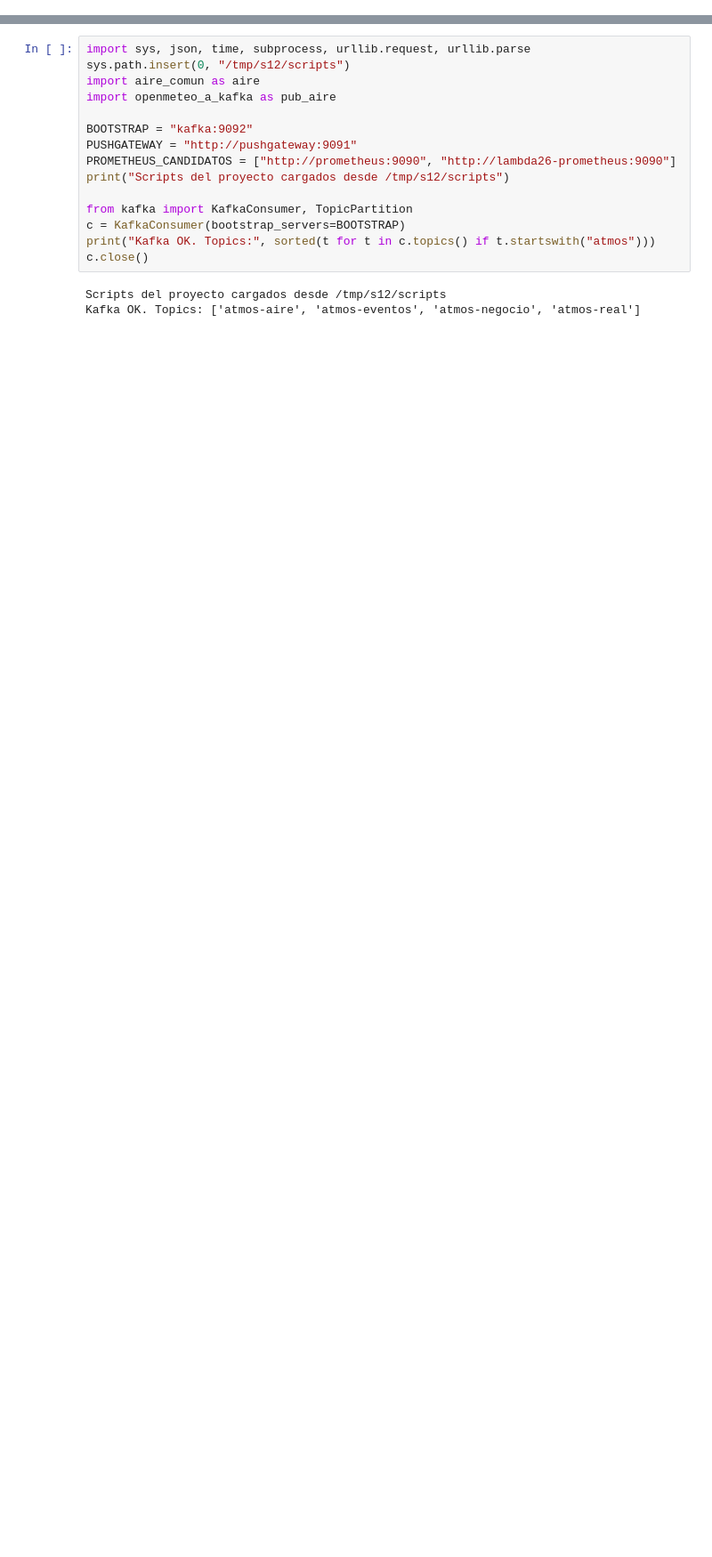
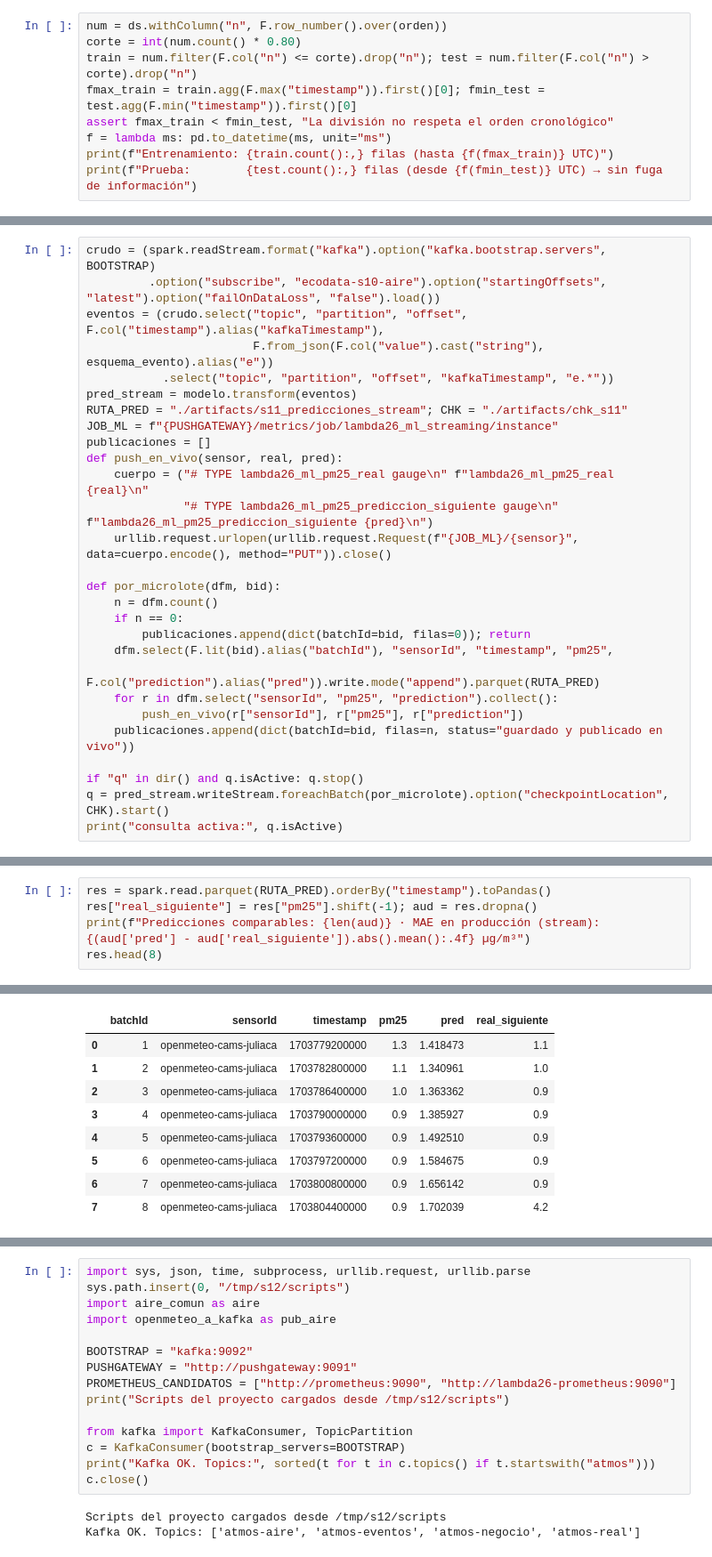
Before and after one commit to Lanzeloth03/lambda26-bigdata, a Jupyter notebook: 12_ecodata_u2.ipynb, the cells around one changed output, grey strips where cells are left out. Shown at 89% size. Cells and saved outputs as stored; diff of their text form; blank space fills up the shorter version.

```diff
--- a/12_ecodata_u2.ipynb
+++ b/12_ecodata_u2.ipynb
@@ -22,0 +1572,9 @@ Flujo completo, ejecutable desde Jupyter:
+# %%
+num = ds.withColumn("n", F.row_number().over(orden))
+corte = int(num.count() * 0.80)
+train = num.filter(F.col("n") <= corte).drop("n"); test = num.filter(F.col("n") > corte).drop("n")
+fmax_train = train.agg(F.max("timestamp")).first()[0]; fmin_test = test.agg(F.min("timestamp")).first()[0]
+assert fmax_train < fmin_test, "La división no respeta el orden cronológico"
+f = lambda ms: pd.to_datetime(ms, unit="ms")
+print(f"Entrenamiento: {train.count():,} filas (hasta {f(fmax_train)} UTC)")
+print(f"Prueba:        {test.count():,} filas (desde {f(fmin_test)} UTC) → sin fuga de información")
@@ -22,0 +1858,28 @@ Flujo completo, ejecutable desde Jupyter:
+# %%
+crudo = (spark.readStream.format("kafka").option("kafka.bootstrap.servers", BOOTSTRAP)
+         .option("subscribe", "ecodata-s10-aire").option("startingOffsets", "latest").option("failOnDataLoss", "false").load())
+eventos = (crudo.select("topic", "partition", "offset", F.col("timestamp").alias("kafkaTimestamp"),
+                        F.from_json(F.col("value").cast("string"), esquema_evento).alias("e"))
+           .select("topic", "partition", "offset", "kafkaTimestamp", "e.*"))
+pred_stream = modelo.transform(eventos)
+RUTA_PRED = "./artifacts/s11_predicciones_stream"; CHK = "./artifacts/chk_s11"
+JOB_ML = f"{PUSHGATEWAY}/metrics/job/lambda26_ml_streaming/instance"
+publicaciones = []
+def push_en_vivo(sensor, real, pred):
+    cuerpo = ("# TYPE lambda26_ml_pm25_real gauge\n" f"lambda26_ml_pm25_real {real}\n"
+              "# TYPE lambda26_ml_pm25_prediccion_siguiente gauge\n" f"lambda26_ml_pm25_prediccion_siguiente {pred}\n")
+    urllib.request.urlopen(urllib.request.Request(f"{JOB_ML}/{sensor}", data=cuerpo.encode(), method="PUT")).close()
+
+def por_microlote(dfm, bid):
+    n = dfm.count()
+    if n == 0:
+        publicaciones.append(dict(batchId=bid, filas=0)); return
+    dfm.select(F.lit(bid).alias("batchId"), "sensorId", "timestamp", "pm25",
+               F.col("prediction").alias("pred")).write.mode("append").parquet(RUTA_PRED)
+    for r in dfm.select("sensorId", "pm25", "prediction").collect():
+        push_en_vivo(r["sensorId"], r["pm25"], r["prediction"])
+    publicaciones.append(dict(batchId=bid, filas=n, status="guardado y publicado en vivo"))
+
+if "q" in dir() and q.isActive: q.stop()
+q = pred_stream.writeStream.foreachBatch(por_microlote).option("checkpointLocation", CHK).start()
+print("consulta activa:", q.isActive)
@@ -22,0 +1921,6 @@ Flujo completo, ejecutable desde Jupyter:
+# %%
+res = spark.read.parquet(RUTA_PRED).orderBy("timestamp").toPandas()
+res["real_siguiente"] = res["pm25"].shift(-1); aud = res.dropna()
+print(f"Predicciones comparables: {len(aud)} · MAE en producción (stream): {(aud['pred'] - aud['real_siguiente']).abs().mean():.4f} µg/m³")
+res.head(8)
+# %% [output]
@@ -22,0 +1931,9 @@ Flujo completo, ejecutable desde Jupyter:
+|  | batchId | sensorId | timestamp | pm25 | pred | real_siguiente |
+| 0 | 1 | openmeteo-cams-juliaca | 1703779200000 | 1.3 | 1.418473 | 1.1 |
+| 1 | 2 | openmeteo-cams-juliaca | 1703782800000 | 1.1 | 1.340961 | 1.0 |
+| 2 | 3 | openmeteo-cams-juliaca | 1703786400000 | 1.0 | 1.363362 | 0.9 |
+| 3 | 4 | openmeteo-cams-juliaca | 1703790000000 | 0.9 | 1.385927 | 0.9 |
+| 4 | 5 | openmeteo-cams-juliaca | 1703793600000 | 0.9 | 1.492510 | 0.9 |
+| 5 | 6 | openmeteo-cams-juliaca | 1703797200000 | 0.9 | 1.584675 | 0.9 |
+| 6 | 7 | openmeteo-cams-juliaca | 1703800800000 | 0.9 | 1.656142 | 0.9 |
+| 7 | 8 | openmeteo-cams-juliaca | 1703804400000 | 0.9 | 1.702039 | 4.2 |
```
Also changed, not shown: parts of 176 cells of this notebook, 2 other files.
